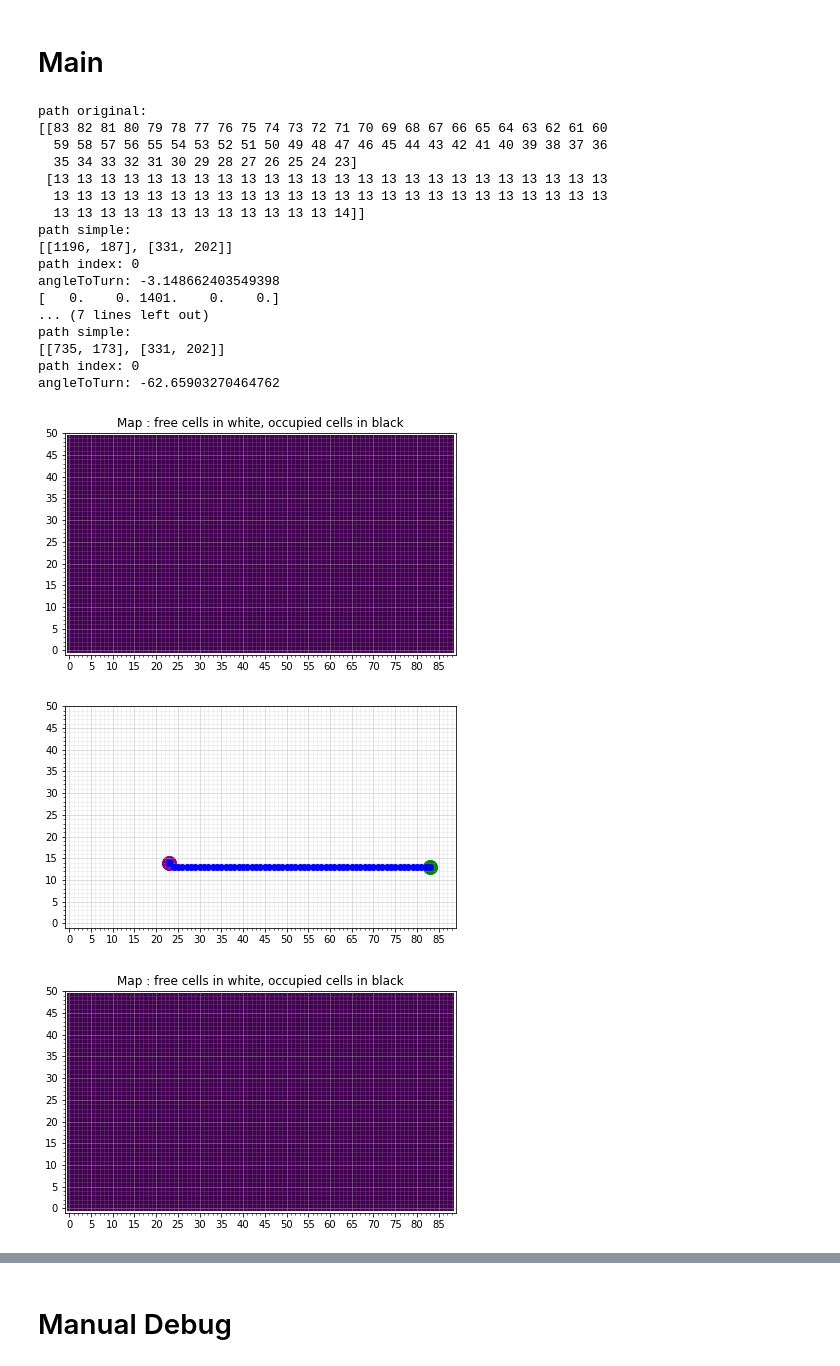
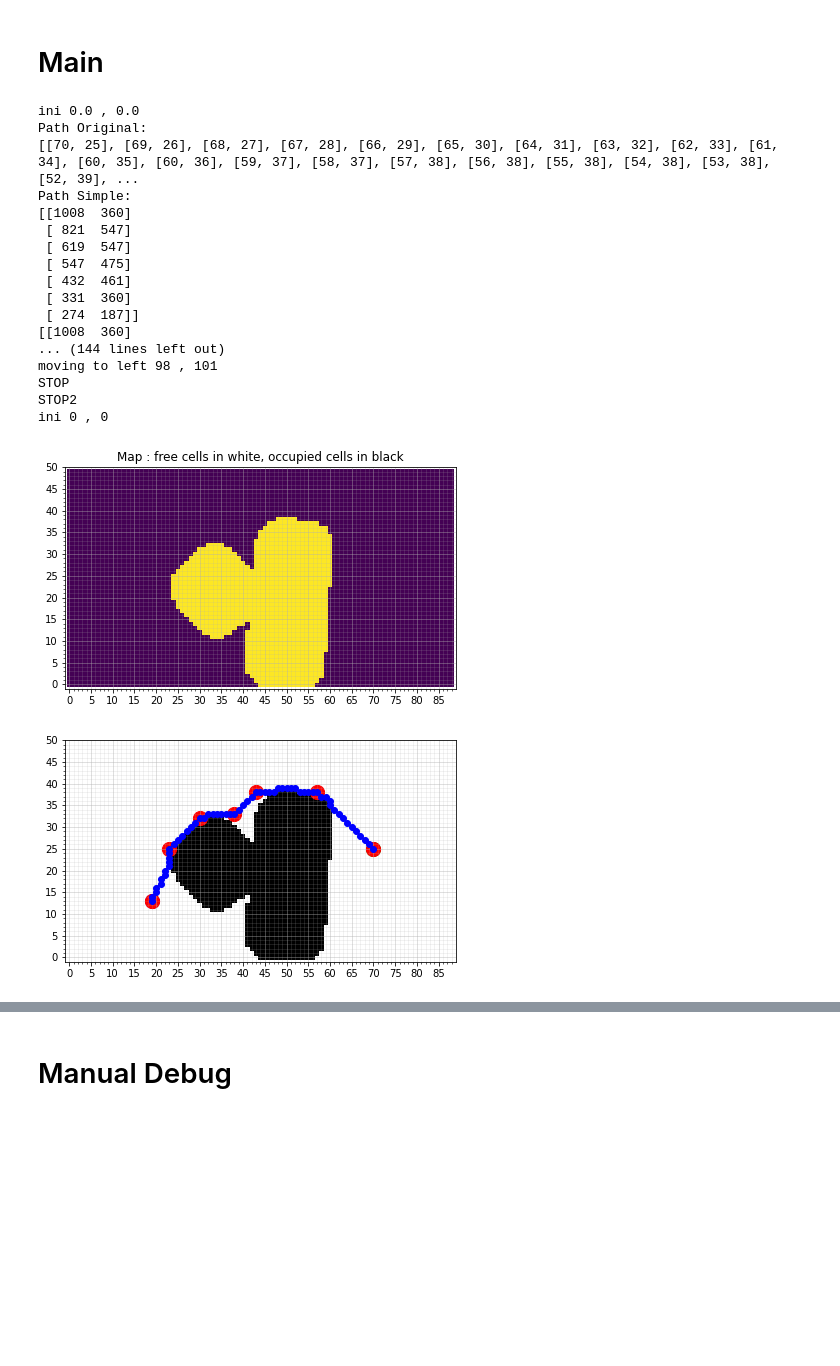
Before and after one commit to kenp-io/EPFL_MoRo_Project, a Jupyter notebook: main.ipynb, the cells around one changed output, grey strips where cells are left out. Drawn from its saved outputs; the diff is of its cells as text; code cells hidden in the pictures; blank space fills up the shorter version.

```diff
--- a/main.ipynb
+++ b/main.ipynb
@@ -27,42 +27,37 @@ cap = vision.VideoCapture("http://192.168.13.124:8080/video")
 # %%
 import importlib
 importlib.reload(vision)
 importlib.reload(globalNavigation)
 importlib.reload(utils)
 importlib.reload(kalman)
 
 reachedEnd = False
+destinationCenter = None
 
 while not reachedEnd:
 
     ourThymio = utils.virtualThymio(cap,th)
-    path = utils.analyze(ourThymio)
-    print('path original:')
+    path, destinationCenter = utils.analyze(ourThymio, destinationCenter)
     print(path)
-    tempPath = globalNavigation.transformPath(path)
-    simplePath = globalNavigation.pathSimplifier(tempPath)
-    print('path simple:')
-    print(simplePath)
-
-    reachedEnd = globalNavigation.followPath(ourThymio, simplePath)
+    reachedEnd = globalNavigation.followPath(ourThymio, path)
+    reachedEnd = True
 # %% [output]
-path original:
-[[83 82 81 80 79 78 77 76 75 74 73 72 71 70 69 68 67 66 65 64 63 62 61 60
-  59 58 57 56 55 54 53 52 51 50 49 48 47 46 45 44 43 42 41 40 39 38 37 36
-  35 34 33 32 31 30 29 28 27 26 25 24 23]
- [13 13 13 13 13 13 13 13 13 13 13 13 13 13 13 13 13 13 13 13 13 13 13 13
-  13 13 13 13 13 13 13 13 13 13 13 13 13 13 13 13 13 13 13 13 13 13 13 13
-  13 13 13 13 13 13 13 13 13 13 13 13 14]]
-path simple:
-[[1196, 187], [331, 202]]
-path index: 0
-angleToTurn: -3.148662403549398
-[   0.    0. 1401.    0.    0.]
-... (7 lines left out)
-path simple:
-[[735, 173], [331, 202]]
-path index: 0
-angleToTurn: -62.65903270464762
+ini 0.0 , 0.0
+Path Original:
+[[70, 25], [69, 26], [68, 27], [67, 28], [66, 29], [65, 30], [64, 31], [63, 32], [62, 33], [61, 34], [60, 35], [60, 36], [59, 37], [58, 37], [57, 38], [56, 38], [55, 38], [54, 38], [53, 38], [52, 39], ...
+Path Simple:
+[[1008  360]
+ [ 821  547]
+ [ 619  547]
+ [ 547  475]
+ [ 432  461]
+ [ 331  360]
+ [ 274  187]]
+[[1008  360]
+... (144 lines left out)
+moving to left 98 , 101
+STOP
+STOP2
+ini 0 , 0
-[figure, old version]
+[figure, new version]
-[figure, old version]
+[figure, new version]
-[figure, removed]
```
Also changed, not shown: parts of 16 cells of this notebook, 5 other files.
